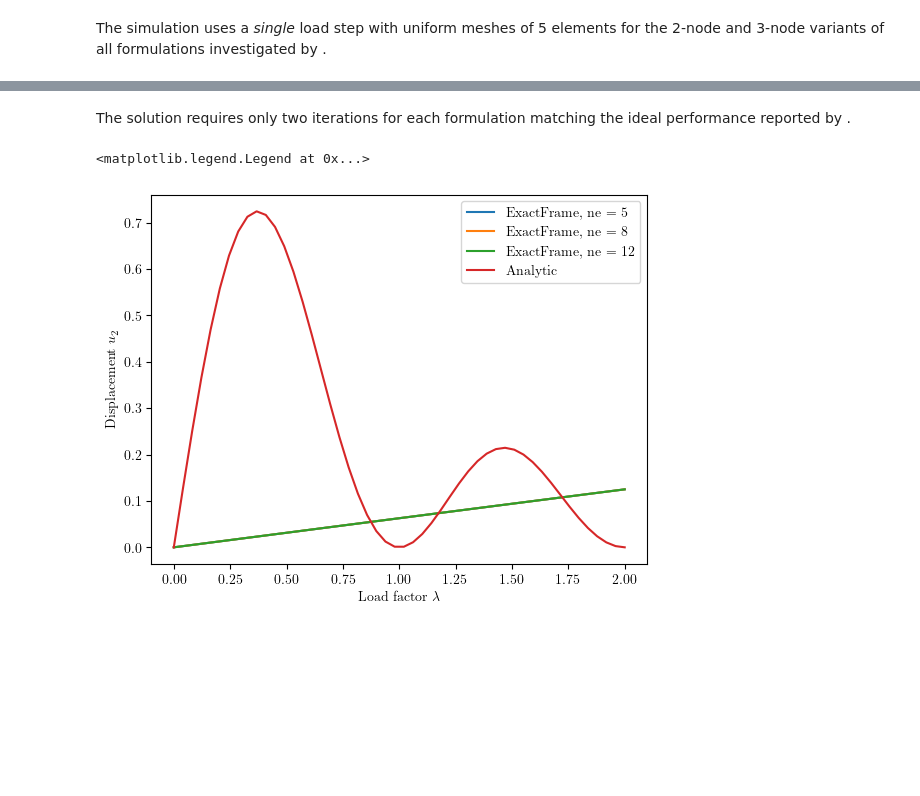
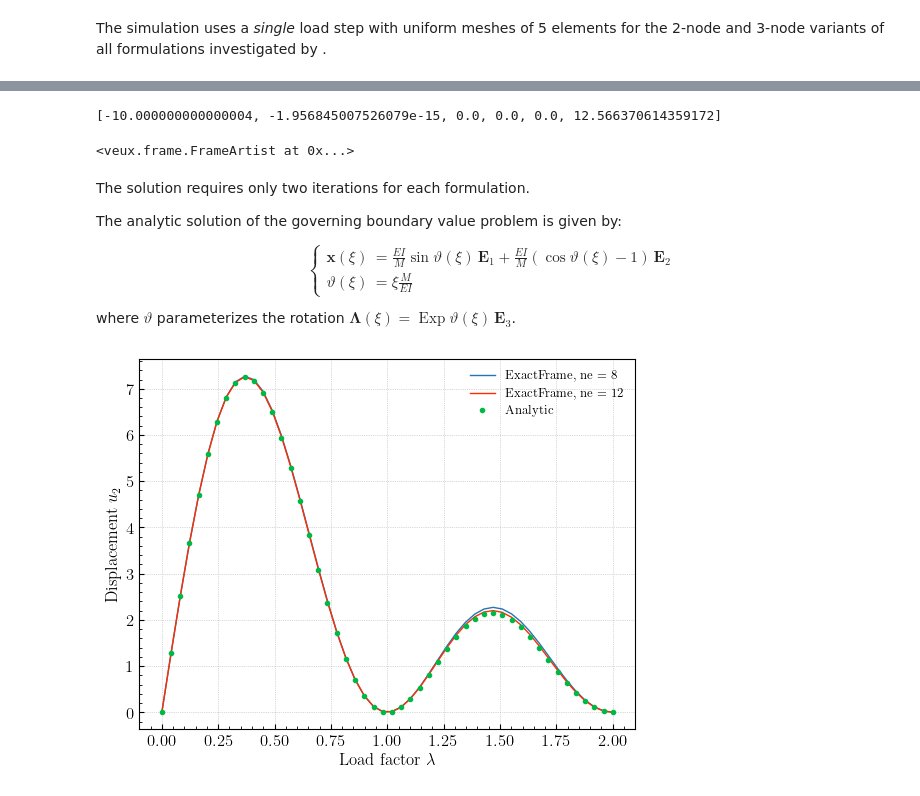
Before and after one commit to peer-open-source/xara-docs, a Jupyter notebook: gallery2/frames/frame-1001.ipynb, the cells around one changed output, grey strips where cells are left out. Cells and saved outputs as stored; diff of their text form; code cells hidden in the pictures; blank space fills up the shorter version.

```diff
--- a/gallery2/frames/frame-1001.ipynb
+++ b/gallery2/frames/frame-1001.ipynb
@@ -198,19 +140,72 @@ artist
 <veux.frame.FrameArtist at 0x...>
+# %%
+# Rather than continue the analysis from where we left off, we
+# create a new model and start over again just to show that the
+# ExactFrame element can solve 2 loops in only a single analysis
+# step
+
+
+load = np.linspace(0, 2.0, 50)
+#
+#
+#
+from veux.motion import Motion
+
+model = analyze_moment(2.0)
+
+artist = veux.create_artist(model,
+                            vertical=2,
+                            model_config=dict(
+                                extrude_outline="square",
+                                extrude_scale=0.01
+                            ))
+
+motion = Motion(artist)
+for m in load:
+    model = analyze_moment(m)
+    motion.draw_sections(rotation=model.nodeRotation,
+                         position=model.nodeDisp)
+    motion.advance()
+
+motion.add_to(artist.canvas)
+artist
+# %% [output]
+[-10.000000000000004, -1.956845007526079e-15, 0.0, 0.0, 0.0, 12.566370614359172]
+<veux.frame.FrameArtist at 0x...>
 # %% [markdown]
 
-The solution requires only two iterations for
-each formulation matching the ideal performance reported by <cite key="simo1986threedimensional"></cite>.
+The solution requires only two iterations for each formulation.
+
+
+The analytic solution of the governing boundary value problem is given by:
+
+$$\left\{
+  \begin{aligned}
+  \boldsymbol{x}(\xi)&=\frac{EI}{M} \sin \vartheta(\xi) \, \mathbf{E}_1
+                      + \frac{EI}{M}\left(\cos \vartheta(\xi)-1\right) \, \mathbf{E}_2 \\
+    \vartheta(\xi)   &=  \xi \frac{M}{EI}
+  \end{aligned}
+\right.
+$$
+
+where $\vartheta$ parameterizes the rotation
+$\boldsymbol{\Lambda}(\xi) = \operatorname{Exp} \vartheta(\xi) \, \mathbf{E}_3$.
 # %%
 fig,ax = plt.subplots()
 
-for ne in 5, 8, 12:
-    ax.plot(load, [-analyze_moment(m, ne=ne).nodeDisp(ne+1,2) for m in load], label=f"ExactFrame, {ne = }")
+for ne in 8, 12:
+    ax.plot(load, [analyze_moment(m, ne=ne).nodeDisp(ne+1,2) for m in load], label=f"ExactFrame, {ne = }")
 
-ax.plot(load, [0]+[-1/(m*2*np.pi)*(np.cos(m*2*np.pi)-1) for m in load[1:]], label="Analytic")
+def solution(lamda):
+    M = 2*np.pi*(EI/length)*lamda
+    theta = length * M / EI
+    return -(EI/M)*(np.cos(theta) - 1.0)
+
+ax.plot(load, [0]+[solution(m) for m in load[1:]], ".", label="Analytic")
 ax.set_xlabel(r"Load factor $\lambda$")
 ax.set_ylabel(r"Displacement $u_2$")
-ax.legend()
+ax.grid(True)
+ax.legend();
 #   fig.savefig("/_static/images/gallery/displacement-d83fec54.png")
 # %% [output]
-<matplotlib.legend.Legend at 0x...>
-[figure, old version]
+[figure, new version]
```
Also changed, not shown: parts of 8 cells of this notebook.
